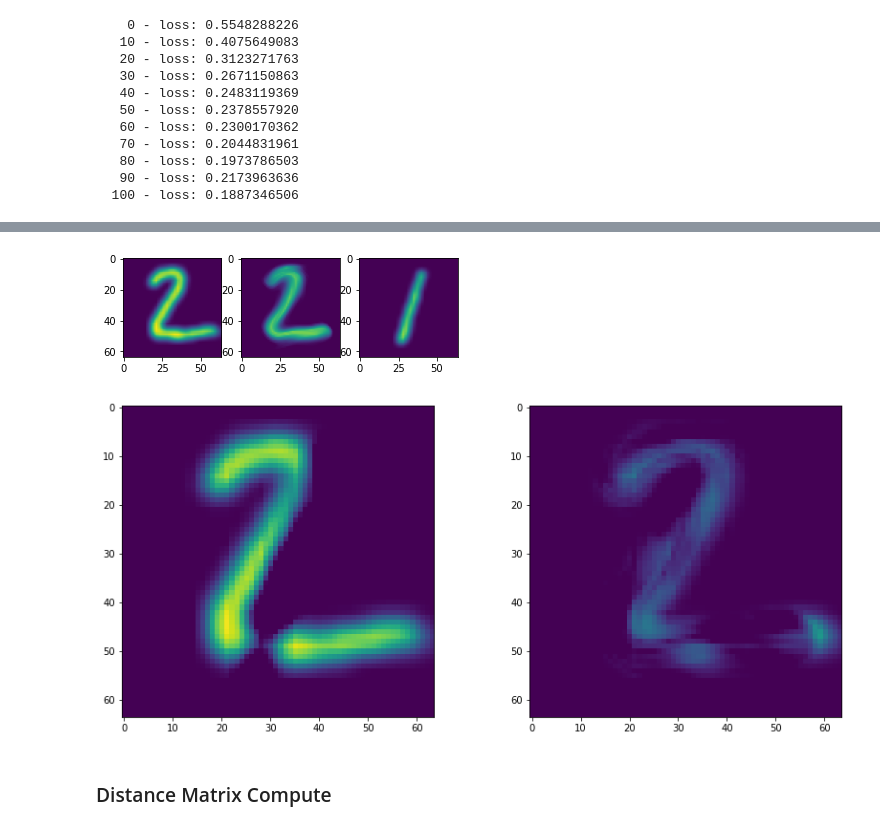
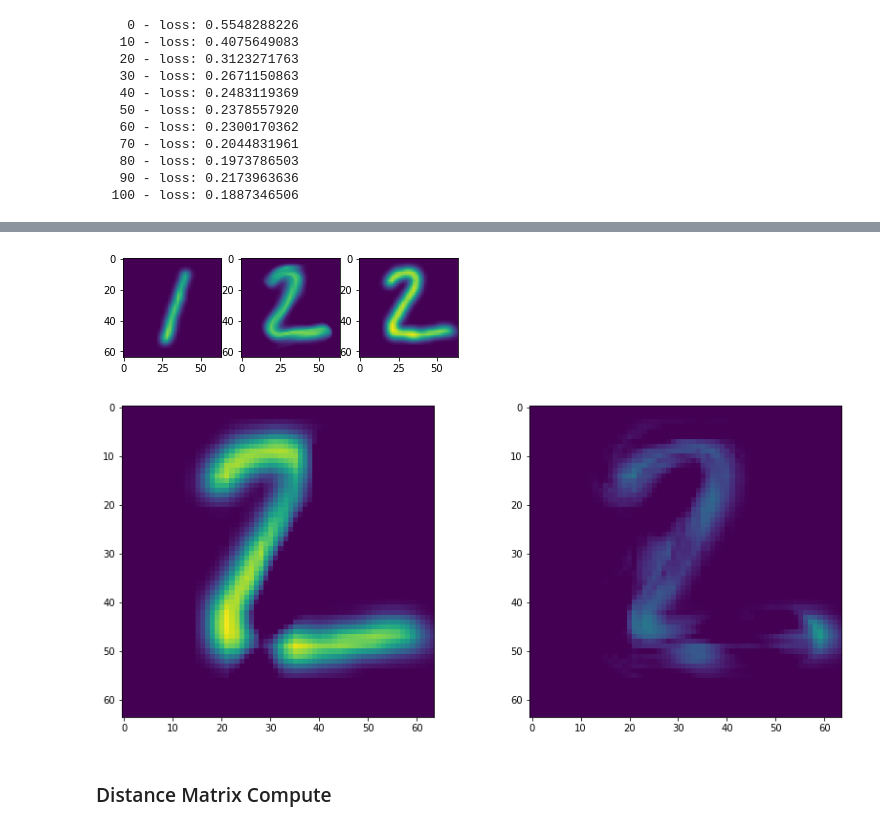
Before and after one commit to jorgenriseth/deepshape, a Jupyter notebook: example-notebooks/Digit Matching.ipynb, the cells around one changed output, grey strips where cells are left out. Drawn from its saved outputs; the diff is of its cells as text; code cells hidden in the pictures.

Commit message:
updated digit matching image

```diff
--- a/example-notebooks/Digit Matching.ipynb
+++ b/example-notebooks/Digit Matching.ipynb
@@ -126,21 +129,21 @@ Zgg = gphi(X).view(k, k, 3).detach().numpy()
 # %%
 Zff = fphi(X).view(k, k, 3).detach().numpy()
 Zgg = gphi(X).view(k, k, 3).detach().numpy()
 
 fig, (ax1, ax2 , ax3)= plt.subplots(1, 3)
-ax1.imshow(Zf[2], vmin=0., vmax=1.)
+ax3.imshow(Zf[2], vmin=0., vmax=1.)
 ax2.imshow(Zgg[..., 2], vmin=0., vmax=1.)
 # plot_diffeomorphism(k=32, ax=ax2)
-ax3.imshow(Zg[2],  vmin=0., vmax=1.)
+ax1.imshow(Zg[2],  vmin=0., vmax=1.)
 plt.show()
 
 fig, (ax1, ax3,)= plt.subplots(1, 2, figsize=(14, 6))
 ax1.imshow(Zf[2] - Zg[2], vmin=0., vmax=1.)
 # plot_diffeomorphism(u, k=32, ax=ax2)
 ax3.imshow(Zf[2] - Zgg[..., 2], vmin=0., vmax=1.)
 plt.show()
 # %% [output]
-[figure, old version]
+[figure, new version]
 [figure]
 # %% [markdown]
 ### Distance Matrix Compute
```
Also changed, not shown: parts of 3 cells of this notebook.
